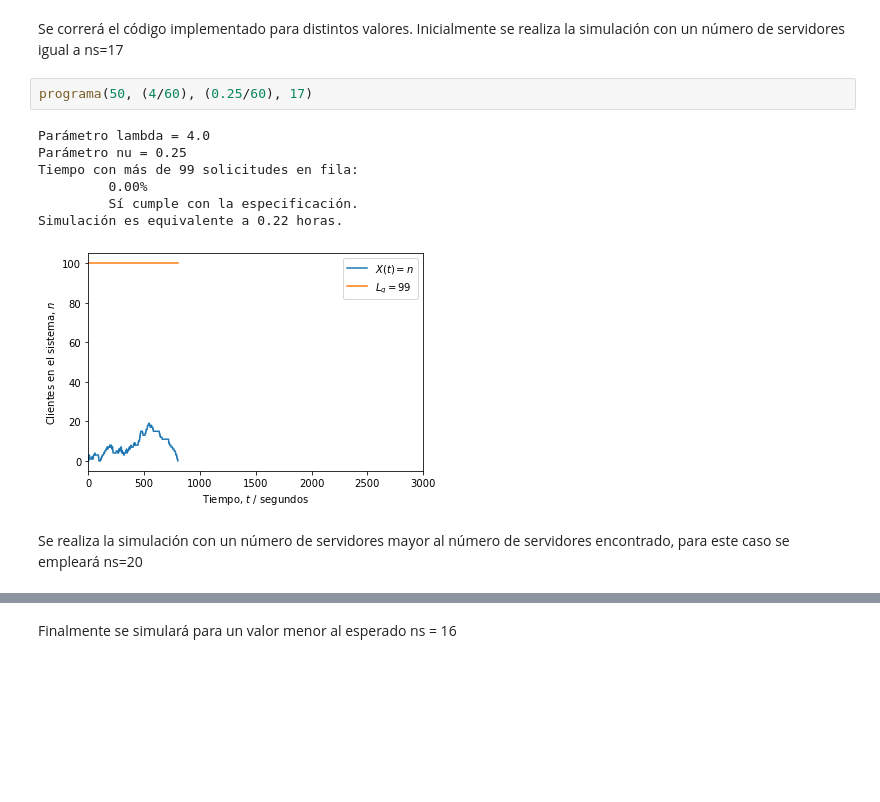
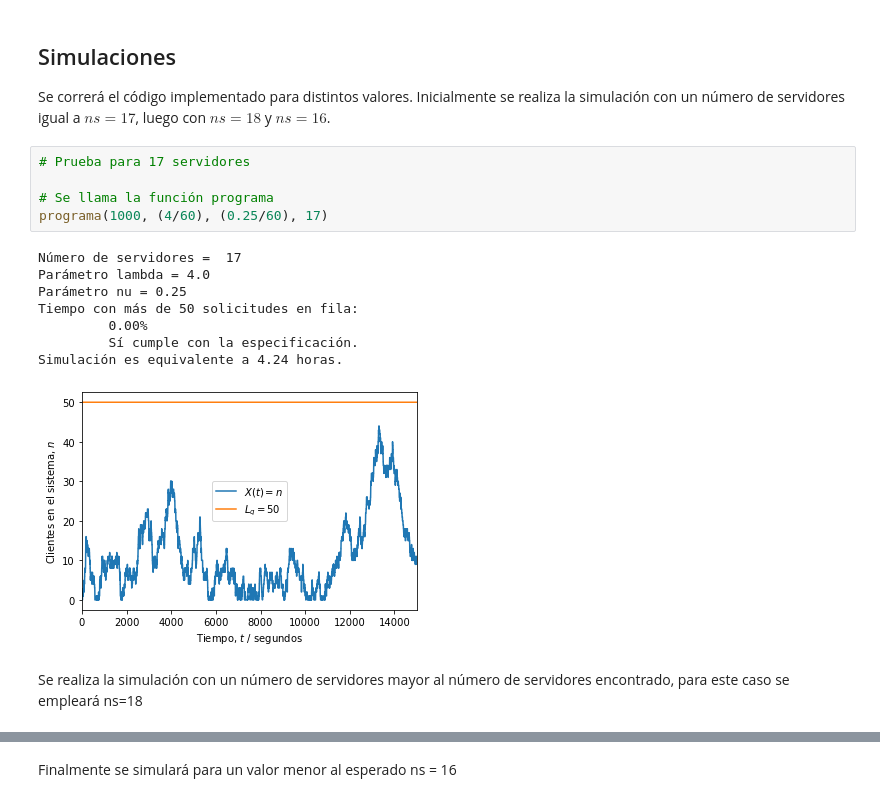
Before and after one commit to kathalsol/Proyecto5, a Jupyter notebook: P5.ipynb, the cells around one changed output, grey strips where cells are left out. Saved outputs shown, nothing was run; the diff lists cells and outputs as text; blank space fills up the shorter version.

```diff
--- a/P5.ipynb
+++ b/P5.ipynb
@@ -350,16 +178,21 @@ def programa(N, lam, nu, ns):
 # %% [markdown]
+## Simulaciones
 Se correrá el código implementado para distintos valores.
-Inicialmente se realiza la simulación con un número de servidores igual a ns=17
+Inicialmente se realiza la simulación con un número de servidores igual a $ns=17$, luego con $ns=18$ y $ns=16$.
 # %%
-programa(50, (4/60), (0.25/60), 17)
+# Prueba para 17 servidores
+
+# Se llama la función programa
+programa(1000, (4/60), (0.25/60), 17)
 # %% [output]
+Número de servidores =  17
 Parámetro lambda = 4.0
 Parámetro nu = 0.25
-Tiempo con más de 99 solicitudes en fila:
+Tiempo con más de 50 solicitudes en fila:
          0.00%
          Sí cumple con la especificación.
-Simulación es equivalente a 0.22 horas.
+Simulación es equivalente a 4.24 horas.
-[figure, old version]
+[figure, new version]
 # %% [markdown]
-Se realiza la simulación con un número de servidores mayor al número de servidores encontrado, para este caso se empleará ns=20
+Se realiza la simulación con un número de servidores mayor al número de servidores encontrado, para este caso se empleará ns=18
 # %%
```
Also changed, not shown: parts of 14 cells of this notebook.
